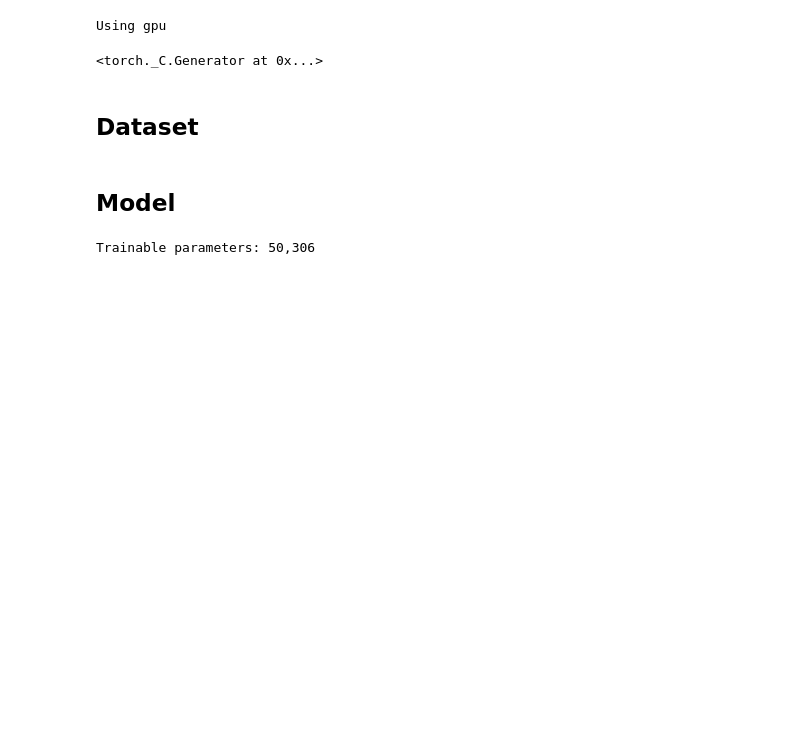
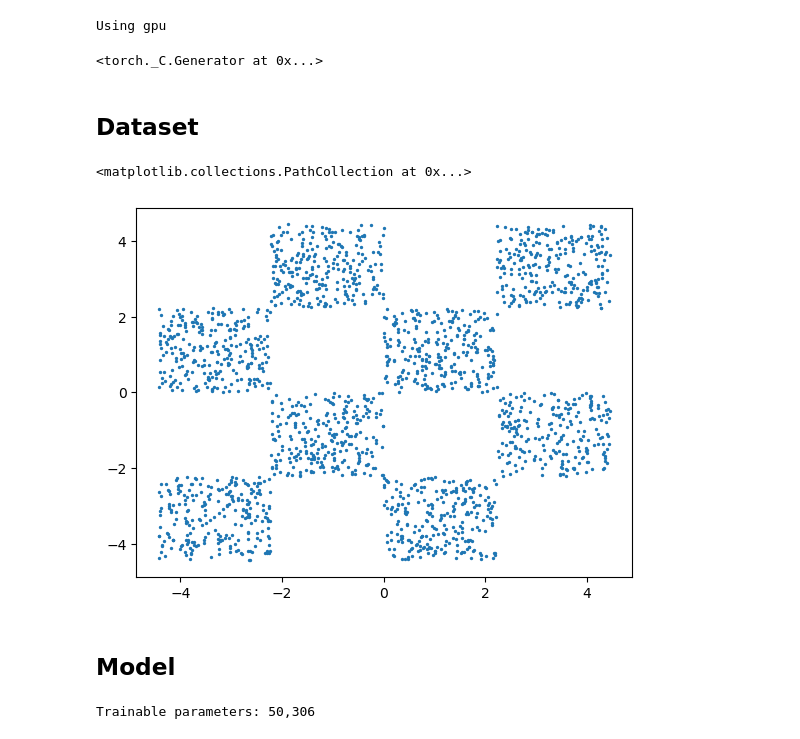
Before and after one commit to jaeohshin/flow_matching, a Jupyter notebook: examples/2d_flow_matching.ipynb, the cells around one changed output. Saved outputs shown, nothing was run; the diff lists cells and outputs as text; code cells hidden in the pictures; blank space fills up the shorter version.

```diff
--- a/examples/2d_flow_matching.ipynb
+++ b/examples/2d_flow_matching.ipynb
@@ -47,12 +47,19 @@ torch.manual_seed(42)
 # %%
 def inf_train_gen(batch_size: int = 200, device: str = "cpu"):
     x1 = torch.rand(batch_size, device=device) * 4 - 2  #Between -2 and +2.
     x2_ = torch.rand(batch_size, device=device) - torch.randint(high=2, size=(batch_size, ), device=device) * 2 # a bimodal distribution on [-2, 1] and [0, 1]
     x2 = x2_ + (torch.floor(x1) % 2)
 
     data = 1.0 * torch.cat([x1[:, None], x2[:, None]], dim=1) / 0.45
 
     return data.float()  # [batch_size, 2]
+
+samples = inf_train_gen(2000)
+plt.Figure(figsize=(3, 3))
+plt.scatter(samples[:,0], samples[:,1], s=2)
+# %% [output]
+<matplotlib.collections.PathCollection at 0x...>
+[figure, added]
 # %% [markdown]
 ## Model
 # %%
```
Also changed, not shown: parts of 4 cells of this notebook, 1 other file.
